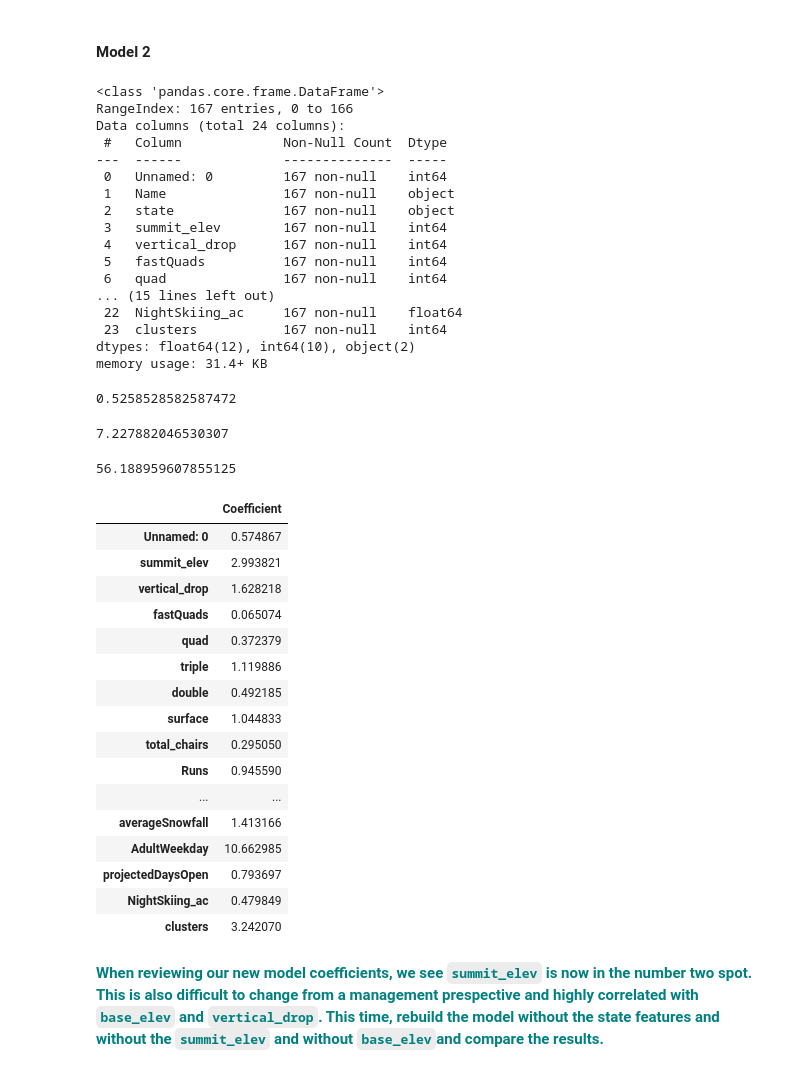
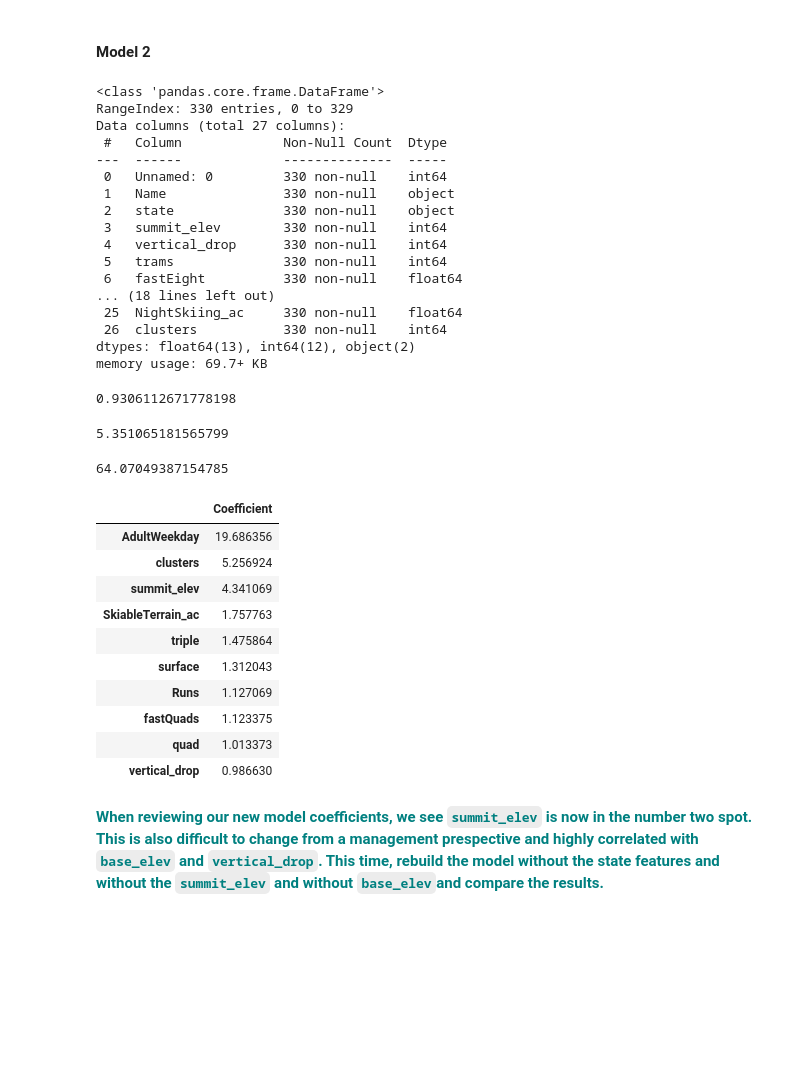
Before and after one commit to chanchuck/GuidedCapstone, a Jupyter notebook: modeling/Notebook_stepfourandfive.ipynb, the cells around one changed output. Saved outputs shown, nothing was run; the diff lists cells and outputs as text; code cells hidden in the pictures; blank space fills up the shorter version.

```diff
--- a/modeling/Notebook_stepfourandfive.ipynb
+++ b/modeling/Notebook_stepfourandfive.ipynb
@@ -227,27 +228,27 @@ Hint: Try to construct another model using exactly the steps we followed above.
 # %% [markdown]
 #### Model 2
 # %%
-df_no_state = pd.read_csv(os.getcwd() + '/data/step3_output.csv')
+df_no_state = pd.read_csv(os.getcwd() + '/data/step3_output_v2.csv')
 # %%
 df_no_state.info()
 # %% [output]
 <class 'pandas.core.frame.DataFrame'>
-RangeIndex: 167 entries, 0 to 166
-Data columns (total 24 columns):
+RangeIndex: 330 entries, 0 to 329
+Data columns (total 27 columns):
  #   Column             Non-Null Count  Dtype
 ---  ------             --------------  -----
- 0   Unnamed: 0         167 non-null    int64
- 1   Name               167 non-null    object
- 2   state              167 non-null    object
- 3   summit_elev        167 non-null    int64
- 4   vertical_drop      167 non-null    int64
- 5   fastQuads          167 non-null    int64
- 6   quad               167 non-null    int64
-... (15 lines left out)
- 22  NightSkiing_ac     167 non-null    float64
- 23  clusters           167 non-null    int64
-dtypes: float64(12), int64(10), object(2)
-memory usage: 31.4+ KB
+ 0   Unnamed: 0         330 non-null    int64
+ 1   Name               330 non-null    object
+ 2   state              330 non-null    object
+ 3   summit_elev        330 non-null    int64
+ 4   vertical_drop      330 non-null    int64
+ 5   trams              330 non-null    int64
+ 6   fastEight          330 non-null    float64
+... (18 lines left out)
+ 25  NightSkiing_ac     330 non-null    float64
+ 26  clusters           330 non-null    int64
+dtypes: float64(13), int64(12), object(2)
+memory usage: 69.7+ KB
 # %%
 # Declare an explanatory variable, called X,and assign it the result of dropping 'Name' and 'AdultWeekend' from the df
 X = df_no_state.drop(['Name','AdultWeekend','state'], axis=1)
@@ -282,36 +283,31 @@ y_pred = model.predict(X_test)
 
 explained_variance_score(y_test, y_pred)
 # %% [output]
-0.5258528582587472
+0.9306112671778198
 # %%
 mean_absolute_error(y_test, y_pred)
 # %% [output]
-7.227882046530307
+5.351065181565799
 # %%
 print(lm.intercept_)
 # %% [output]
-56.188959607855125
+64.07049387154785
 # %%
 # You might want to make a pandas DataFrame displaying the coefficients for each state like so:
-pd.DataFrame(abs(lm.coef_), X.columns, columns=['Coefficient'])
+df_2 = pd.DataFrame(abs(lm.coef_), X.columns, columns=['Coefficient'])
+df_2.sort_values(by=['Coefficient'],ascending=False).head(10)
 # %% [output]
 |  | Coefficient |
-| Unnamed: 0 | 0.574867 |
-| summit_elev | 2.993821 |
-| vertical_drop | 1.628218 |
-| fastQuads | 0.065074 |
-| quad | 0.372379 |
-| triple | 1.119886 |
-| double | 0.492185 |
-| surface | 1.044833 |
-| total_chairs | 0.295050 |
-| Runs | 0.945590 |
-| ... | ... |
-| averageSnowfall | 1.413166 |
-| AdultWeekday | 10.662985 |
-| projectedDaysOpen | 0.793697 |
-| NightSkiing_ac | 0.479849 |
-| clusters | 3.242070 |
+| AdultWeekday | 19.686356 |
+| clusters | 5.256924 |
+| summit_elev | 4.341069 |
+| SkiableTerrain_ac | 1.757763 |
+| triple | 1.475864 |
+| surface | 1.312043 |
+| Runs | 1.127069 |
+| fastQuads | 1.123375 |
+| quad | 1.013373 |
+| vertical_drop | 0.986630 |
 # %% [markdown]
 **<font color='teal'> When reviewing our new model coefficients, we see `summit_elev` is now in the number two spot. This is also difficult to change from a management prespective and highly correlated with `base_elev` and `vertical_drop`.  This time, rebuild the model without the state features and without the `summit_elev` and without `base_elev`and compare the results. </font>**
 # %% [markdown]
```
Also changed, not shown: parts of 15 cells of this notebook.
